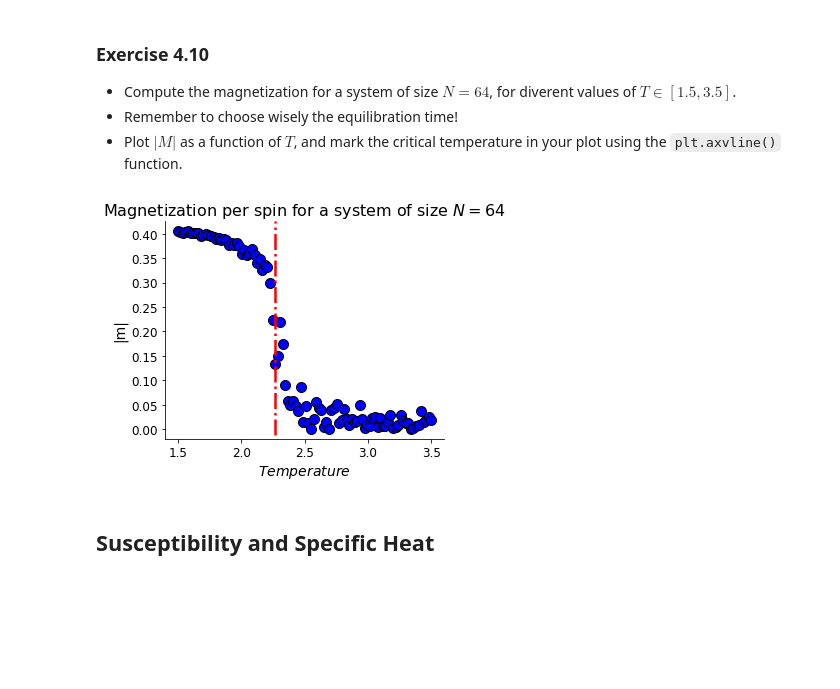
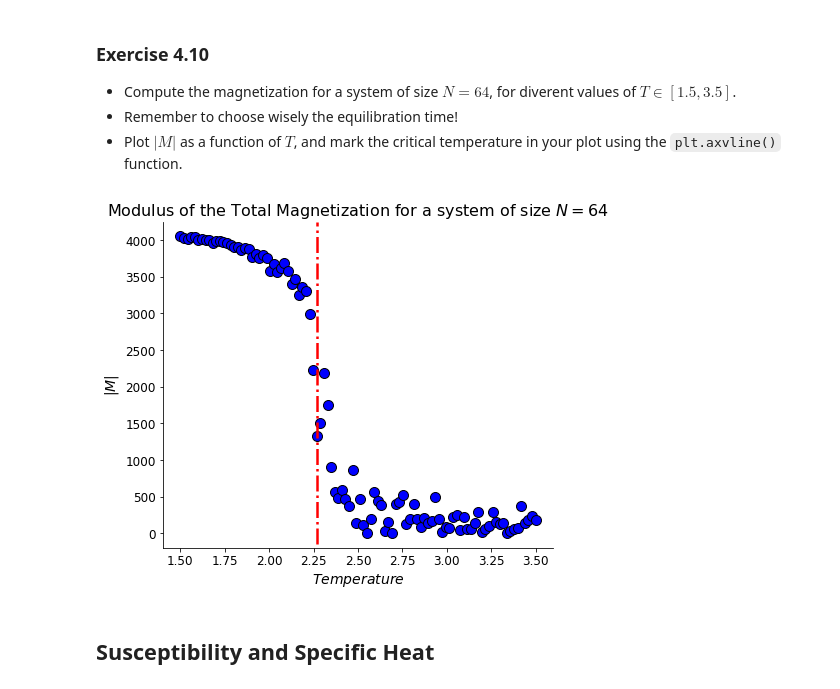
Before and after one commit to Gea97/MeccanicaStatistica2021, a Jupyter notebook: notebooks/4-Ising-Model.ipynb, the cells around one changed output. Drawn from its saved outputs; the diff is of its cells as text; code cells hidden in the pictures; blank space fills up the shorter version.

```diff
--- a/notebooks/4-Ising-Model.ipynb
+++ b/notebooks/4-Ising-Model.ipynb
@@ -529,8 +529,8 @@ def calculate_magnetization(system_size=None, temperature=None, equilibration_ti
     ising = IsingModel(N=system_size, T=temperature, H=0)
     # equilibrate
     ising.SweepWolff(nTimes=equilibration_time)
-    # compute magnetization
-    m = (ising.lattice*2-1).sum() / N**2
+    # compute (total) magnetization
+    m = (ising.lattice*2-1).sum()
     return m
 # %% [markdown]
 ### Exercise 4.10
@@ -553,27 +553,27 @@ for temperature in temperatures:
 # %%
 # define critical temperature
 T_c = 2/np.log(1+np.sqrt(2))
 
 mpl.rcParams['axes.spines.right'] = False
 mpl.rcParams['axes.spines.top'] = False
 
-fig, ax = plt.subplots(1, 1, figsize=(5,4))
+fig, ax = plt.subplots(1, 1, figsize=(7,6))
 ax.scatter(
     temperatures, magnetizations,
     #style keywords
     edgecolors="black", color="blue",
     s=100
 )
 ax.axvline(
     x=T_c, ymin=-0.5, ymax=1,
     # style keywords
     c="red", lw=2.5, ls="-."
 )
-ax.set_title(r"Magnetization per spin for a system of size $N=64$")
+ax.set_title(r"Modulus of the Total Magnetization for a system of size $N=64$")
 ax.set_xlabel(r"$Temperature$")
-ax.set_ylabel(r"|m|");
+ax.set_ylabel(r"$|M|$");
 # %% [output]
-[figure, old version]
+[figure, new version]
 # %% [markdown]
 ## Susceptibility and Specific Heat
 # %% [markdown]
```
Also changed, not shown: parts of 47 cells of this notebook.
